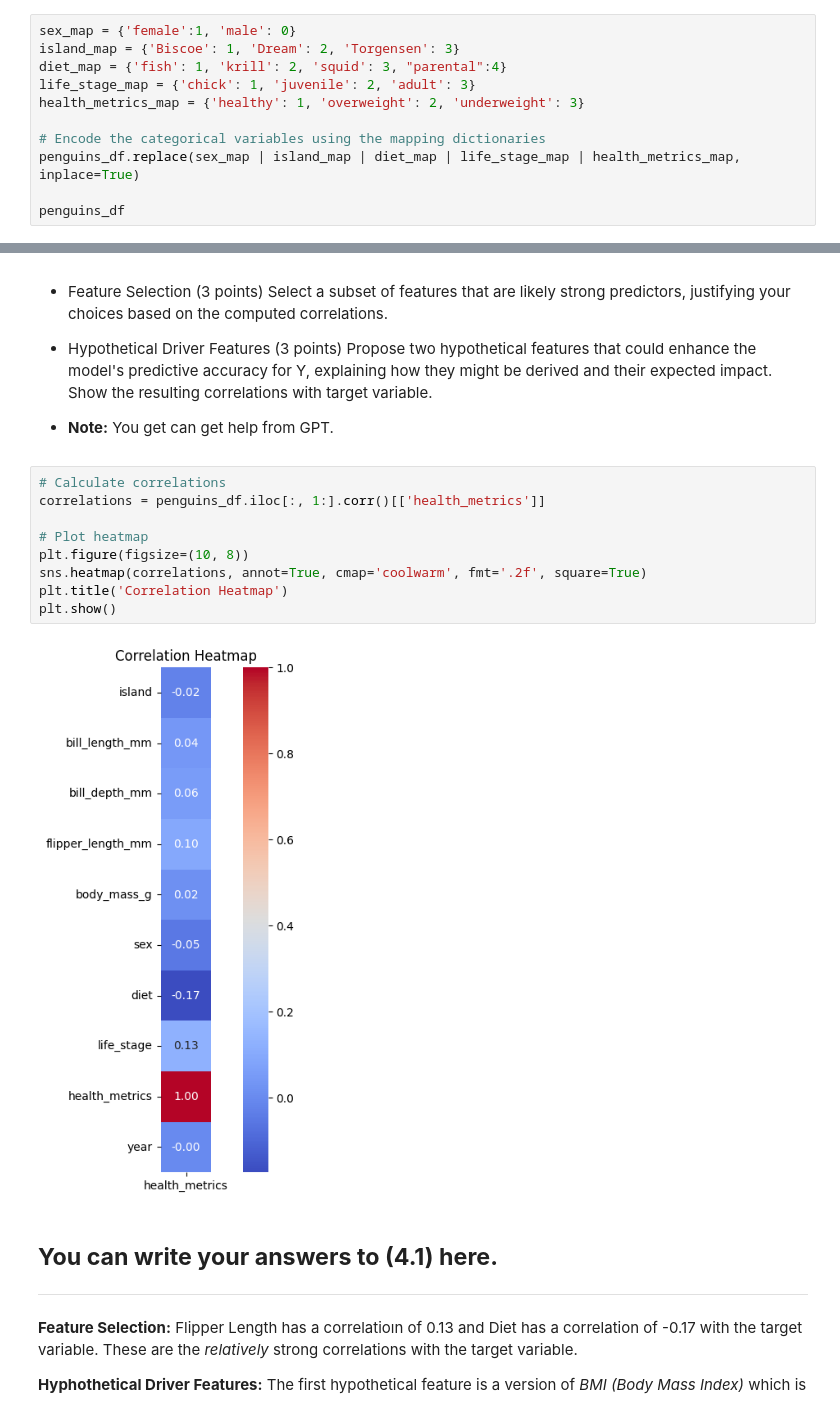
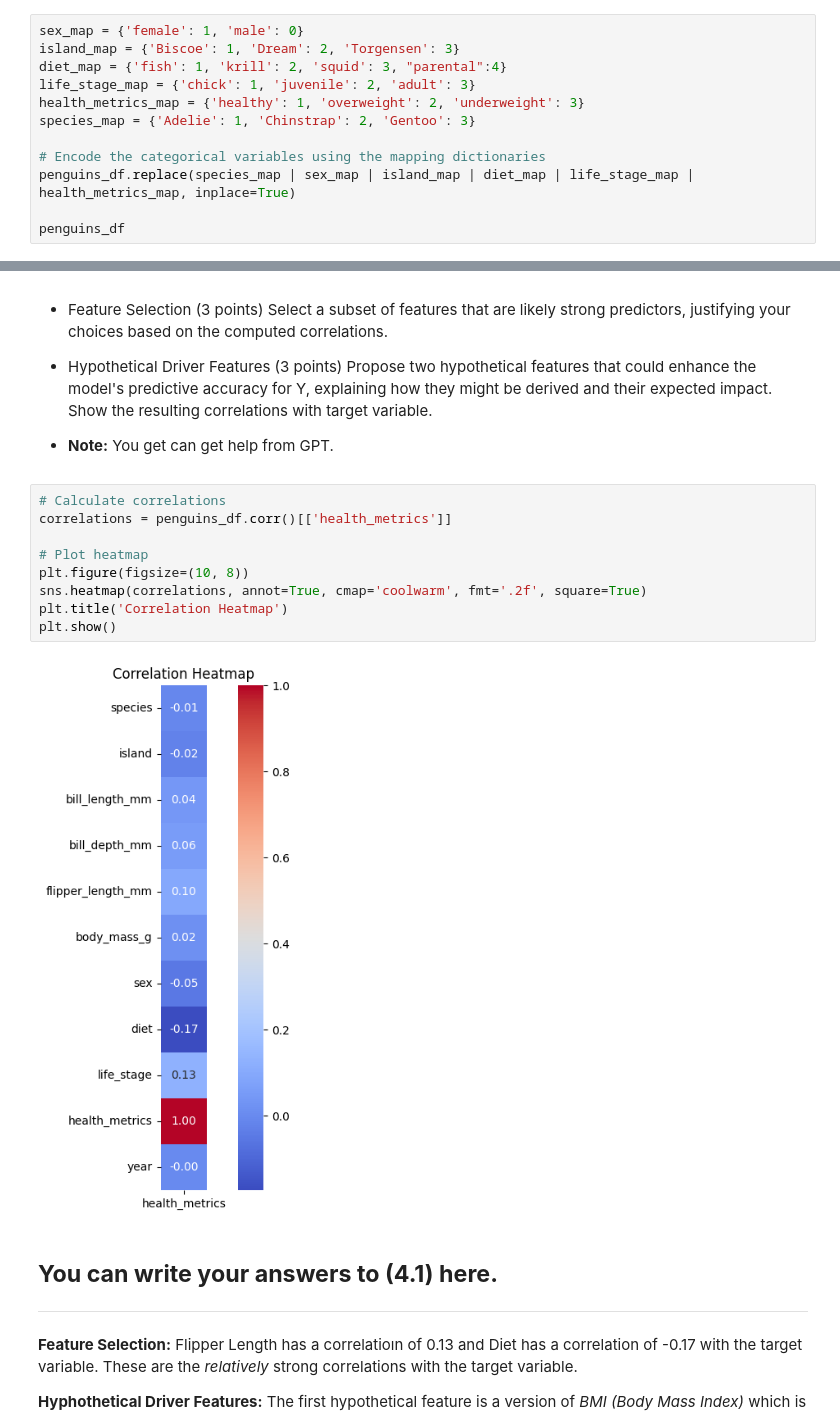
Before and after one commit to firatbatar/SU-Undergraduate-CS210, a Jupyter notebook: Homeworks/HW2/CS210_HW2.ipynb, the cells around one changed output, grey strips where cells are left out. Drawn from its saved outputs; the diff is of its cells as text.

```diff
--- a/Homeworks/HW2/CS210_HW2.ipynb
+++ b/Homeworks/HW2/CS210_HW2.ipynb
@@ -166,14 +166,15 @@ penguins_df["bill_depth_mm"].fillna(int(penguins_df["bill_depth_mm"].mean()), in
 penguins_df["flipper_length_mm"].fillna(int(penguins_df["flipper_length_mm"].mean()), inplace=True)
 penguins_df["body_mass_g"].fillna(int(penguins_df["body_mass_g"].mean()), inplace=True)
 # %%
-sex_map = {'female':1, 'male': 0}
+sex_map = {'female': 1, 'male': 0}
 island_map = {'Biscoe': 1, 'Dream': 2, 'Torgensen': 3}
 diet_map = {'fish': 1, 'krill': 2, 'squid': 3, "parental":4}
 life_stage_map = {'chick': 1, 'juvenile': 2, 'adult': 3}
 health_metrics_map = {'healthy': 1, 'overweight': 2, 'underweight': 3}
+species_map = {'Adelie': 1, 'Chinstrap': 2, 'Gentoo': 3}
 
 # Encode the categorical variables using the mapping dictionaries
-penguins_df.replace(sex_map | island_map | diet_map | life_stage_map | health_metrics_map, inplace=True)
+penguins_df.replace(species_map | sex_map | island_map | diet_map | life_stage_map | health_metrics_map, inplace=True)
 
 penguins_df
 # %% [output]
@@ -223,15 +224,15 @@ Propose two hypothetical features that could enhance the model's predictive accu
 * __Note:__ You get can get help from GPT.
 # %%
 # Calculate correlations
-correlations = penguins_df.iloc[:, 1:].corr()[['health_metrics']]
+correlations = penguins_df.corr()[['health_metrics']]
 
 # Plot heatmap
 plt.figure(figsize=(10, 8))
 sns.heatmap(correlations, annot=True, cmap='coolwarm', fmt='.2f', square=True)
 plt.title('Correlation Heatmap')
 plt.show()
 # %% [output]
-[figure, old version]
+[figure, new version]
 # %% [markdown]
 **You can write your answers to (4.1) here.**
 ----
```
Also changed, not shown: parts of 17 cells of this notebook.
